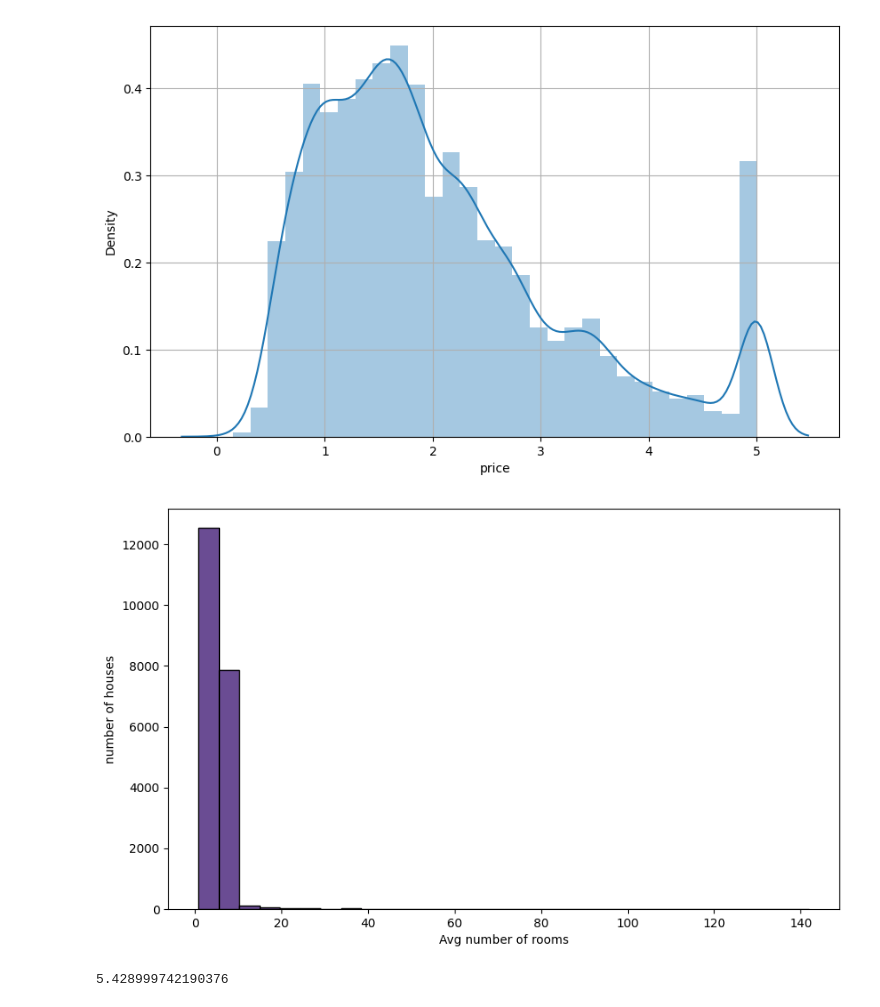
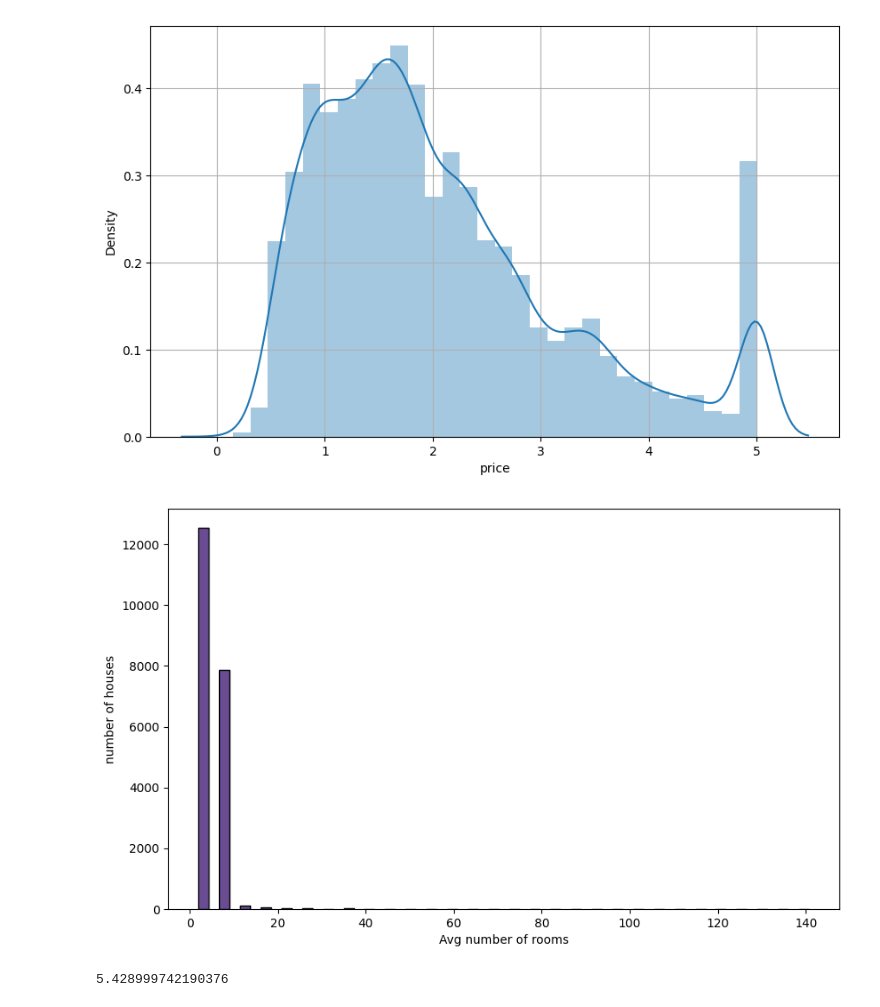
Before and after one commit to kuljeet234/house-prediction-, a Jupyter notebook: Multivariate regression.ipynb, the cells around one changed output. Saved outputs shown, nothing was run; the diff lists cells and outputs as text; code cells hidden in the pictures.

```diff
--- a/Multivariate regression.ipynb
+++ b/Multivariate regression.ipynb
@@ -153,13 +153,13 @@ https://gist.github.com/mwaskom/de44147ed2974457ad6372750bbe5751
 [figure]
 # %%
 plt.figure(figsize=(10,6))
-plt.hist(data['AveRooms'],bins =30,ec = 'black',color='#6A4C93')
+plt.hist(data['AveRooms'],bins =30,ec = 'black',color='#6A4C93',rwidth=0.5)
 plt.xlabel('Avg number of rooms')
 plt.ylabel('number of houses')
 plt
 plt.show()
 # %% [output]
-[figure, old version]
+[figure, new version]
 # %%
 data['AveRooms'].mean()
 # %% [output]
```
Also changed, not shown: parts of 1 cell of this notebook.
